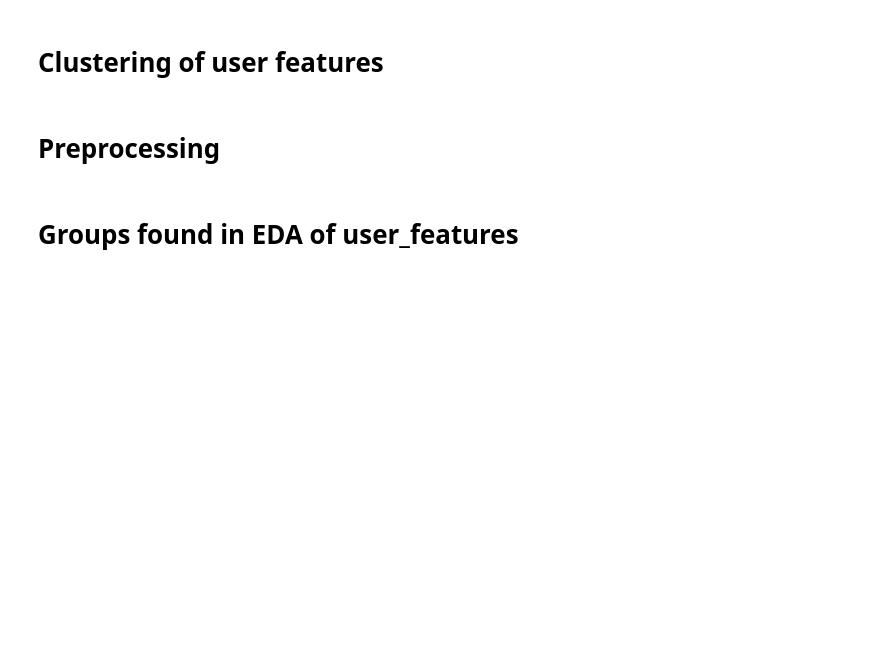
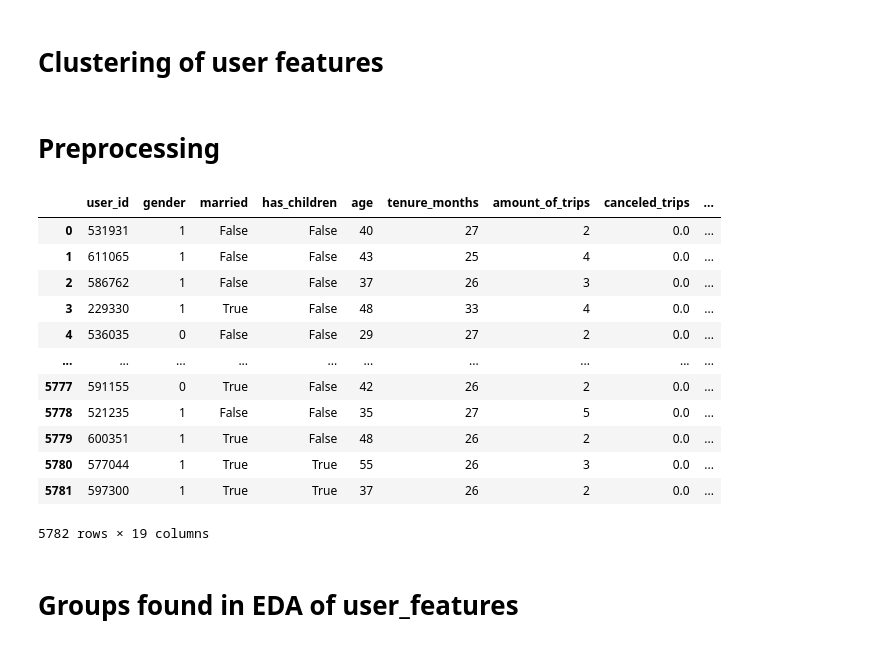
Before and after one commit to abida0710/Travel-Tide-Mastery-Project, a Jupyter notebook: Notebook/Clustering.ipynb, the cells around one changed output. Drawn from its saved outputs; the diff is of its cells as text; code cells hidden in the pictures; blank space fills up the shorter version.

```diff
--- a/Notebook/Clustering.ipynb
+++ b/Notebook/Clustering.ipynb
@@ -13,6 +13,20 @@ from sklearn.cluster import KMeans
 import matplotlib.pyplot as plt
 import seaborn as sns
 # %%
-df = pd.read_csv('user_features.csv')
+df = pd.read_csv('../data/user_features.csv')
 df
+# %% [output]
+|  | user_id | gender | married | has_children | age | tenure_months | amount_of_trips | canceled_trips | ... |
+| 0 | 531931 | 1 | False | False | 40 | 27 | 2 | 0.0 | ... |
+| 1 | 611065 | 1 | False | False | 43 | 25 | 4 | 0.0 | ... |
+| 2 | 586762 | 1 | False | False | 37 | 26 | 3 | 0.0 | ... |
+| 3 | 229330 | 1 | True | False | 48 | 33 | 4 | 0.0 | ... |
+| 4 | 536035 | 0 | False | False | 29 | 27 | 2 | 0.0 | ... |
+| ... | ... | ... | ... | ... | ... | ... | ... | ... | ... |
+| 5777 | 591155 | 0 | True | False | 42 | 26 | 2 | 0.0 | ... |
+| 5778 | 521235 | 1 | False | False | 35 | 27 | 5 | 0.0 | ... |
+| 5779 | 600351 | 1 | True | False | 48 | 26 | 2 | 0.0 | ... |
+| 5780 | 577044 | 1 | True | True | 55 | 26 | 3 | 0.0 | ... |
+| 5781 | 597300 | 1 | True | True | 37 | 26 | 2 | 0.0 | ... |
+5782 rows × 19 columns
 # %%
```
Also changed, not shown: parts of 1 cell of this notebook.
